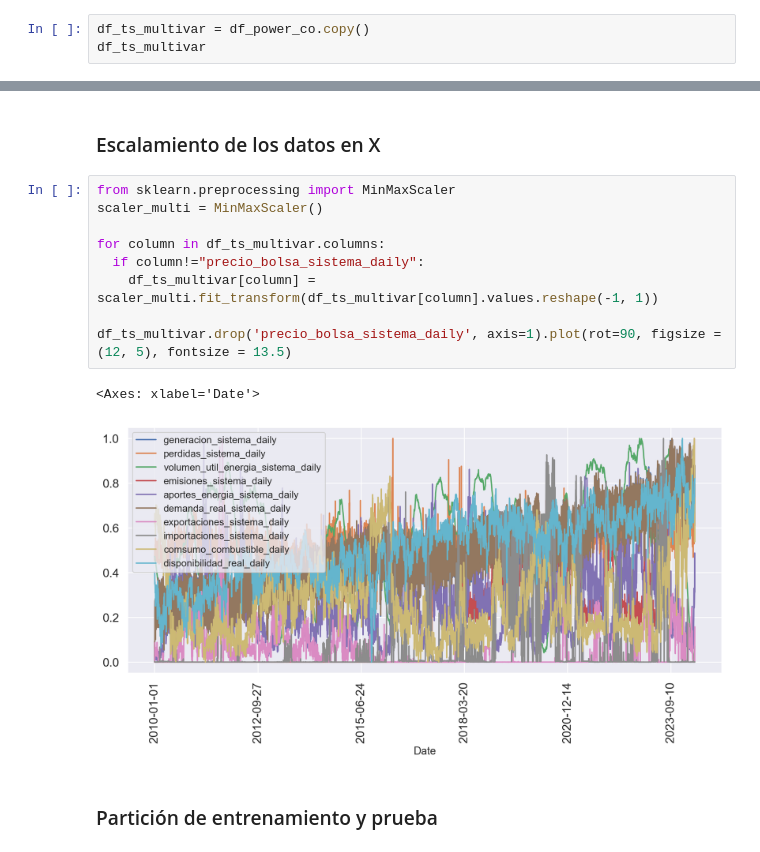
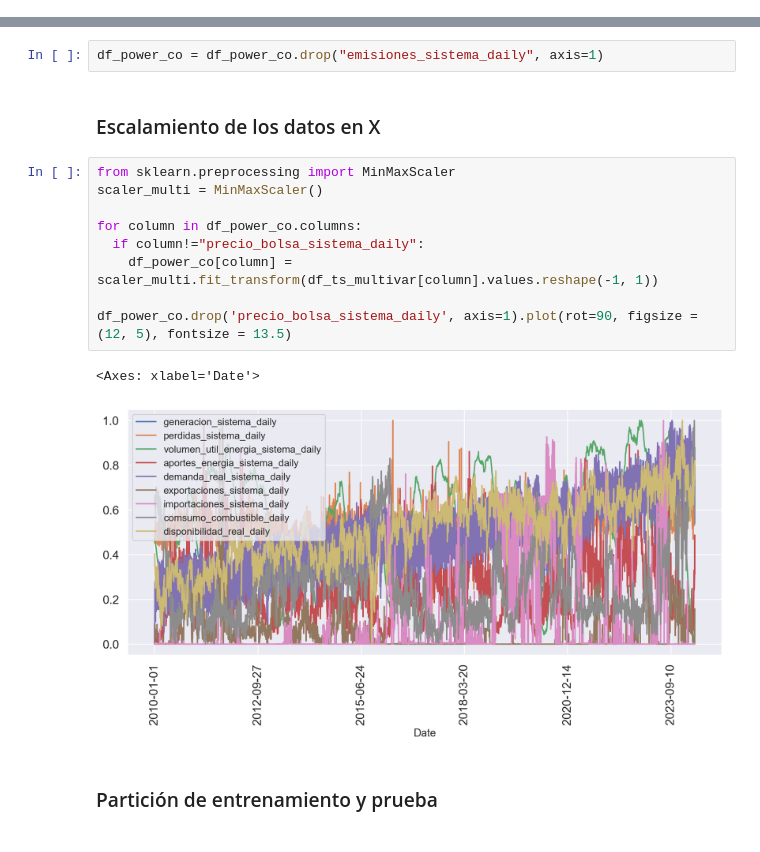
Before and after one commit to sistema-electrico-colombia/transform-EDA, a Jupyter notebook: machine_learning_supervisado.ipynb, the cells around one changed output, grey strips where cells are left out. Drawn from its saved outputs; the diff is of its cells as text.

```diff
--- a/machine_learning_supervisado.ipynb
+++ b/machine_learning_supervisado.ipynb
@@ -155,3 +152,0 @@ Generamos una copia del dataset para modelar.
-# %%
-df_ts_multivar = df_power_co.copy()
-df_ts_multivar
@@ -173,16 +153,18 @@ df_ts_multivar
+# %%
+df_power_co = df_power_co.drop("emisiones_sistema_daily", axis=1)
 # %% [markdown]
 ### Escalamiento de los datos en X
 # %%
 from sklearn.preprocessing import MinMaxScaler
 scaler_multi = MinMaxScaler()
 
-for column in df_ts_multivar.columns:
+for column in df_power_co.columns:
   if column!="precio_bolsa_sistema_daily":
-    df_ts_multivar[column] = scaler_multi.fit_transform(df_ts_multivar[column].values.reshape(-1, 1))
+    df_power_co[column] = scaler_multi.fit_transform(df_ts_multivar[column].values.reshape(-1, 1))
 
-df_ts_multivar.drop('precio_bolsa_sistema_daily', axis=1).plot(rot=90, figsize = (12, 5), fontsize = 13.5)
+df_power_co.drop('precio_bolsa_sistema_daily', axis=1).plot(rot=90, figsize = (12, 5), fontsize = 13.5)
 # %% [output]
 <Axes: xlabel='Date'>
-[figure, old version]
+[figure, new version]
 # %% [markdown]
 ### Partición de entrenamiento y prueba
```
Also changed, not shown: parts of 9 cells of this notebook.
